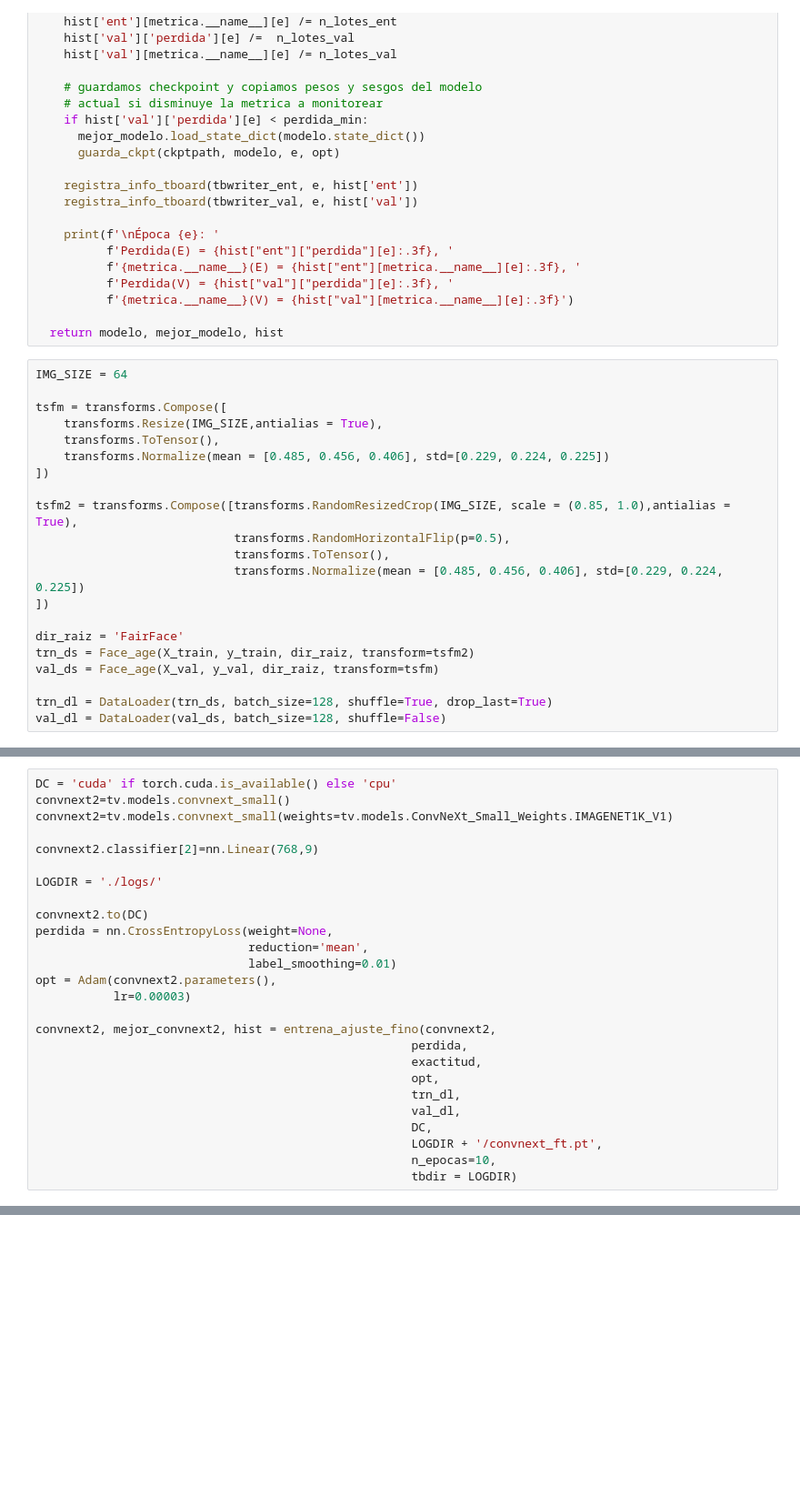
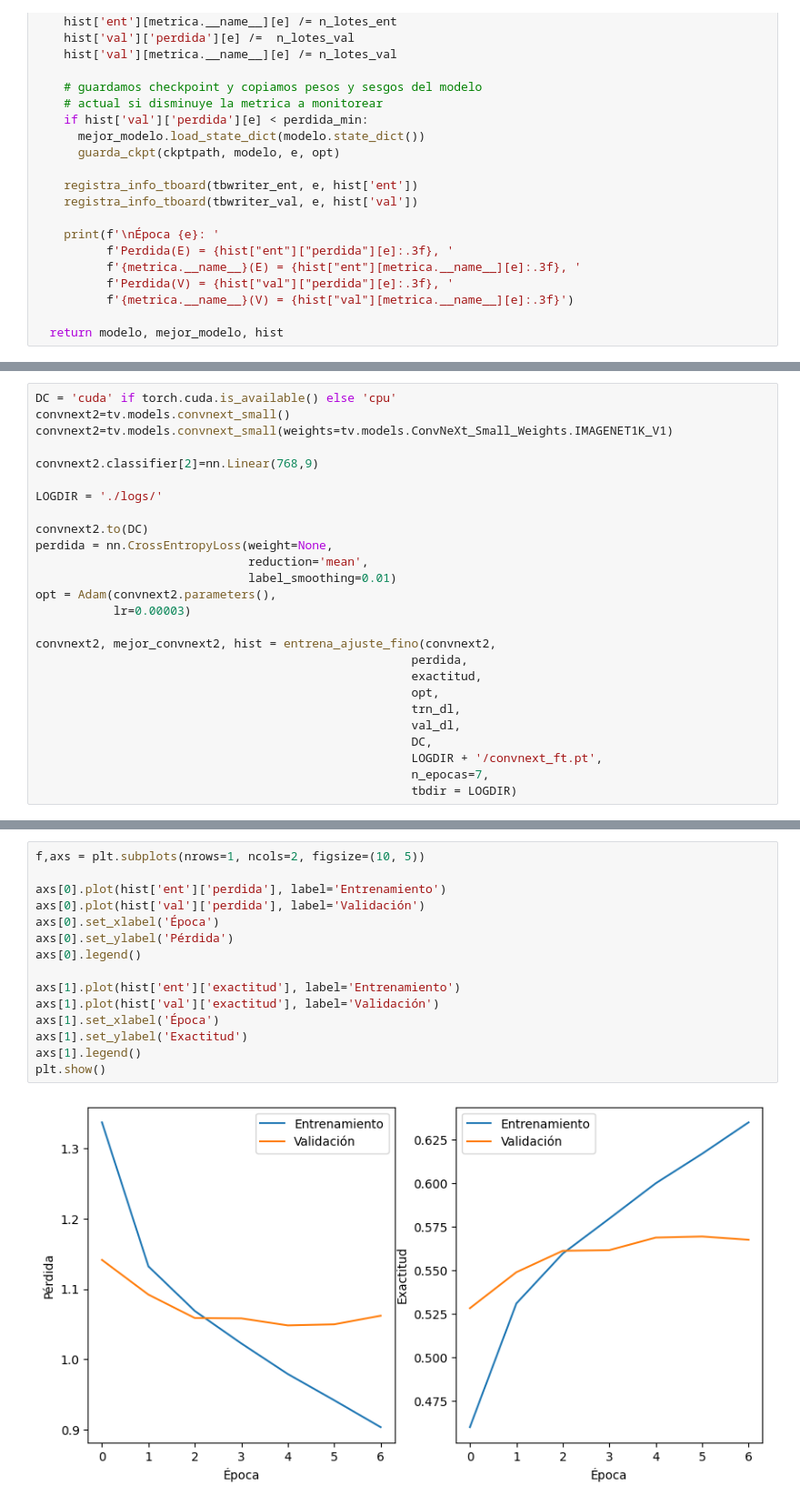
Before and after one commit to sergioar3143/AprendizajeProfundo, a Jupyter notebook: Tarea2_Redes_convolucionales_y_transferencia.ipynb, the cells around one changed output, grey strips where cells are left out. Shown at 91% size. Saved outputs shown, nothing was run; the diff lists cells and outputs as text; blank space fills up the shorter version.

```diff
--- a/Tarea2_Redes_convolucionales_y_transferencia.ipynb
+++ b/Tarea2_Redes_convolucionales_y_transferencia.ipynb
@@ -938,24 +985,3 @@ def entrena_ajuste_fino(modelo,
           f'{metrica.__name__}(V) = {hist["val"][metrica.__name__][e]:.3f}')
 
   return modelo, mejor_modelo, hist
-# %%
-IMG_SIZE = 64
-
-tsfm = transforms.Compose([
-    transforms.Resize(IMG_SIZE,antialias = True),
-    transforms.ToTensor(),
-    transforms.Normalize(mean = [0.485, 0.456, 0.406], std=[0.229, 0.224, 0.225])
-])
-
-tsfm2 = transforms.Compose([transforms.RandomResizedCrop(IMG_SIZE, scale = (0.85, 1.0),antialias = True),
-                            transforms.RandomHorizontalFlip(p=0.5),
-                            transforms.ToTensor(),
-                            transforms.Normalize(mean = [0.485, 0.456, 0.406], std=[0.229, 0.224, 0.225])
-])
-
-dir_raiz = 'FairFace'
-trn_ds = Face_age(X_train, y_train, dir_raiz, transform=tsfm2)
-val_ds = Face_age(X_val, y_val, dir_raiz, transform=tsfm)
-
-trn_dl = DataLoader(trn_ds, batch_size=128, shuffle=True, drop_last=True)
-val_dl = DataLoader(val_ds, batch_size=128, shuffle=False)
@@ -983,5 +1014,5 @@ convnext2, mejor_convnext2, hist = entrena_ajuste_fino(convnext2,
                                                      val_dl,
                                                      DC,
                                                      LOGDIR + '/convnext_ft.pt',
-                                                     n_epocas=10,
+                                                     n_epocas=7,
                                                      tbdir = LOGDIR)
@@ -987,0 +1036,17 @@ convnext2, mejor_convnext2, hist = entrena_ajuste_fino(convnext2,
+# %%
+f,axs = plt.subplots(nrows=1, ncols=2, figsize=(10, 5))
+
+axs[0].plot(hist['ent']['perdida'], label='Entrenamiento')
+axs[0].plot(hist['val']['perdida'], label='Validación')
+axs[0].set_xlabel('Época')
+axs[0].set_ylabel('Pérdida')
+axs[0].legend()
+
+axs[1].plot(hist['ent']['exactitud'], label='Entrenamiento')
+axs[1].plot(hist['val']['exactitud'], label='Validación')
+axs[1].set_xlabel('Época')
+axs[1].set_ylabel('Exactitud')
+axs[1].legend()
+plt.show()
+# %% [output]
+[figure, added]
```
Also changed, not shown: parts of 56 cells of this notebook.
